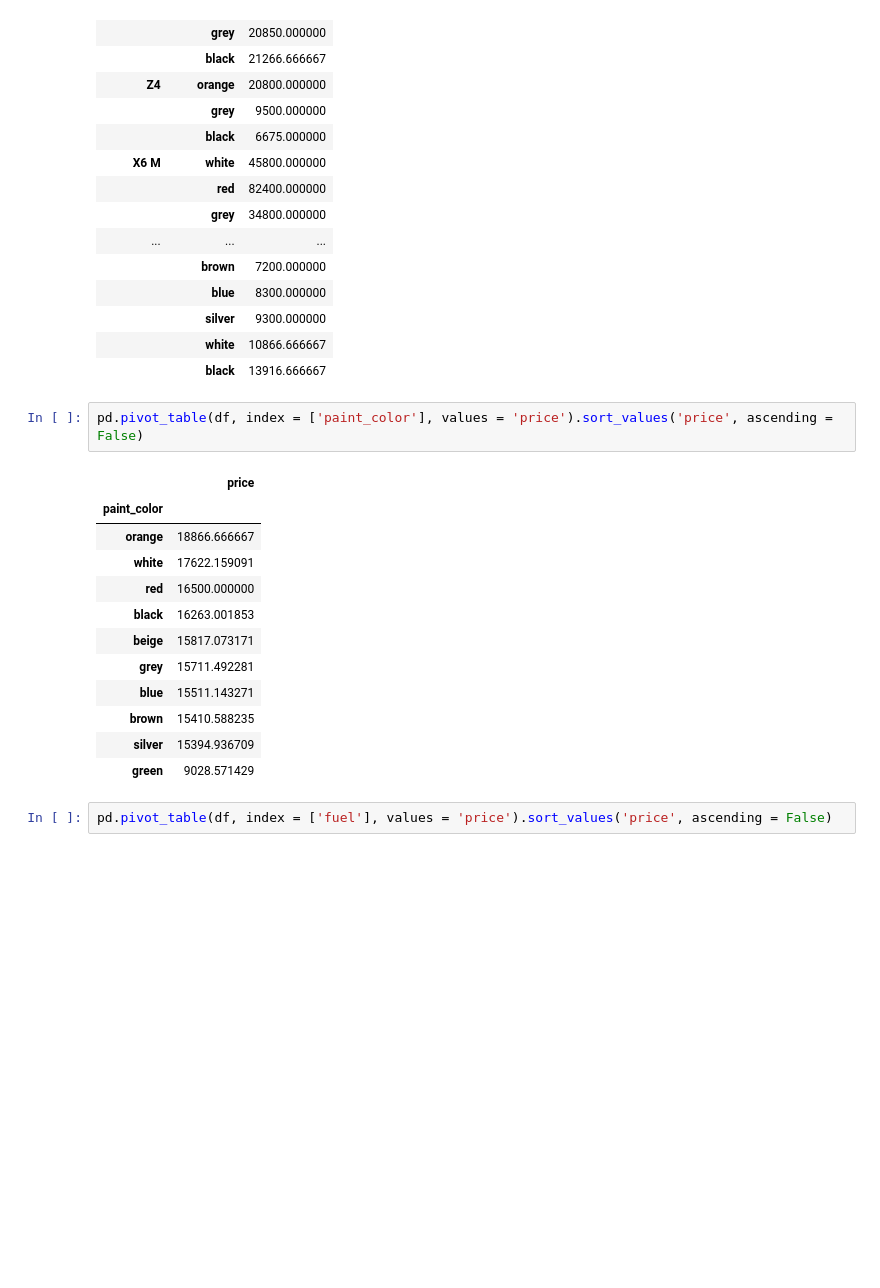
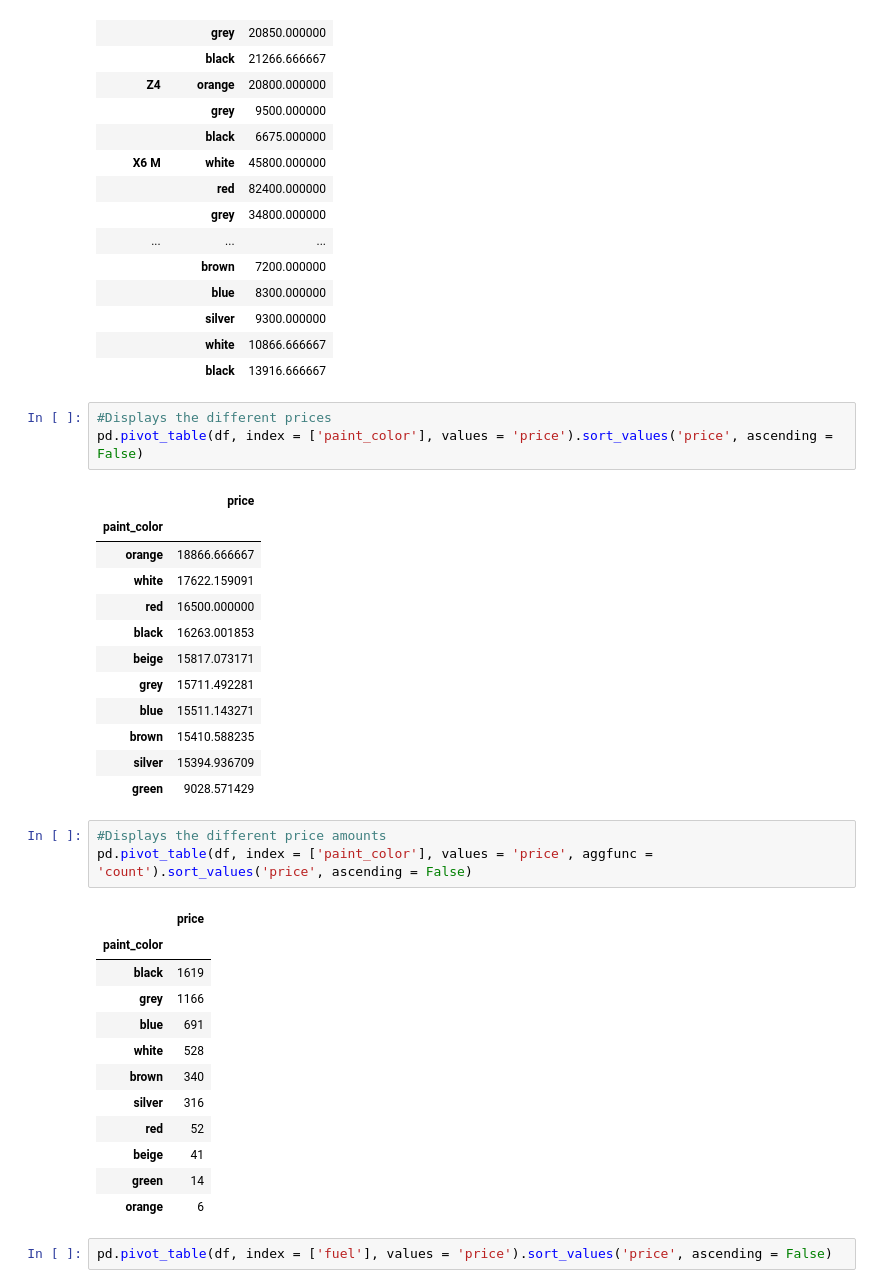
Before and after one commit to MarioRashadHUB/BMW_Project, a Jupyter notebook: Jupyter_eda.ipynb, the cells around one changed output. Saved outputs shown, nothing was run; the diff lists cells and outputs as text; blank space fills up the shorter version.

```diff
--- a/Jupyter_eda.ipynb
+++ b/Jupyter_eda.ipynb
@@ -62,6 +62,7 @@ pd.pivot_table(df, index = ['model_key','paint_color'], values = 'price').sort_v
 |  | white | 10866.666667 |
 |  | black | 13916.666667 |
 # %%
+#Displays the different prices
 pd.pivot_table(df, index = ['paint_color'], values = 'price').sort_values('price', ascending = False)
 # %% [output]
 |  | price |
@@ -76,6 +77,22 @@ pd.pivot_table(df, index = ['paint_color'], values = 'price').sort_values('price
 | brown | 15410.588235 |
 | silver | 15394.936709 |
 | green | 9028.571429 |
+# %%
+#Displays the different price amounts
+pd.pivot_table(df, index = ['paint_color'], values = 'price', aggfunc = 'count').sort_values('price', ascending = False)
+# %% [output]
+|  | price |
+| paint_color |  |
+| black | 1619 |
+| grey | 1166 |
+| blue | 691 |
+| white | 528 |
+| brown | 340 |
+| silver | 316 |
+| red | 52 |
+| beige | 41 |
+| green | 14 |
+| orange | 6 |
 # %%
 pd.pivot_table(df, index = ['fuel'], values = 'price').sort_values('price', ascending = False)
 # %% [output]
```
Also changed, not shown: parts of 1 cell of this notebook.
